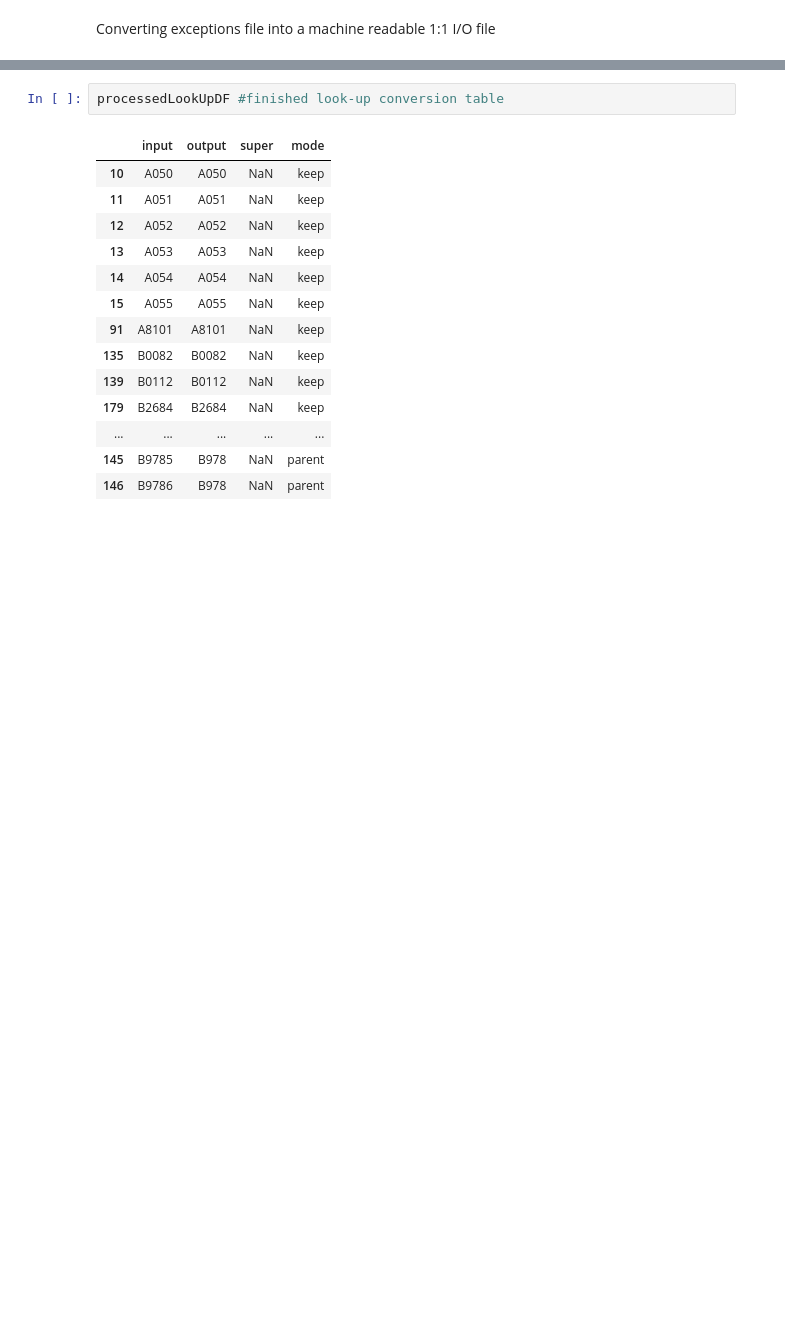
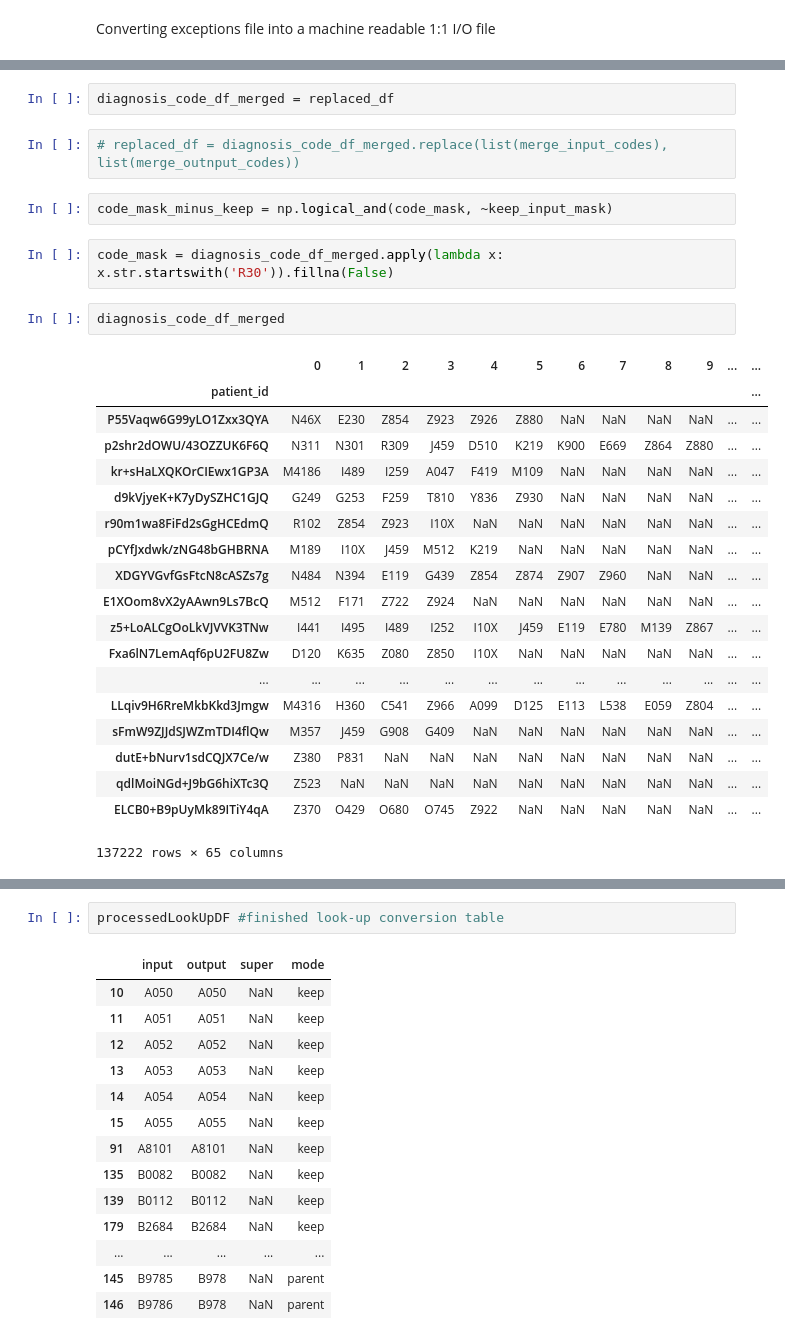
Before and after one commit to thenineteen/Deep-Covariant-Structure-of-Comorbidities, a Jupyter notebook: Preprocessing/1.0-kd-icd10-conversion-pipeline.ipynb, the cells around one changed output, grey strips where cells are left out. Cells and saved outputs as stored; diff of their text form; blank space fills up the shorter version.

```diff
--- a/Preprocessing/1.0-kd-icd10-conversion-pipeline.ipynb
+++ b/Preprocessing/1.0-kd-icd10-conversion-pipeline.ipynb
@@ -94,0 +200,30 @@ processedLookUpDF['input'] = processedLookUpDF['input'].str.replace('.','')
+# %%
+diagnosis_code_df_merged = replaced_df
+# %%
+# replaced_df = diagnosis_code_df_merged.replace(list(merge_input_codes), list(merge_outnput_codes))
+# %%
+code_mask_minus_keep = np.logical_and(code_mask, ~keep_input_mask)
+# %%
+code_mask = diagnosis_code_df_merged.apply(lambda x: x.str.startswith('R30')).fillna(False)
+# %%
+diagnosis_code_df_merged
+# %% [output]
+|  | 0 | 1 | 2 | 3 | 4 | 5 | 6 | 7 | 8 | 9 | ... | ... |
+| patient_id |  |  |  |  |  |  |  |  |  |  |  | ... |
+| P55Vaqw6G99yLO1Zxx3QYA | N46X | E230 | Z854 | Z923 | Z926 | Z880 | NaN | NaN | NaN | NaN | ... | ... |
+| p2shr2dOWU/43OZZUK6F6Q | N311 | N301 | R309 | J459 | D510 | K219 | K900 | E669 | Z864 | Z880 | ... | ... |
+| kr+sHaLXQKOrCIEwx1GP3A | M4186 | I489 | I259 | A047 | F419 | M109 | NaN | NaN | NaN | NaN | ... | ... |
+| d9kVjyeK+K7yDySZHC1GJQ | G249 | G253 | F259 | T810 | Y836 | Z930 | NaN | NaN | NaN | NaN | ... | ... |
+| r90m1wa8FiFd2sGgHCEdmQ | R102 | Z854 | Z923 | I10X | NaN | NaN | NaN | NaN | NaN | NaN | ... | ... |
+| pCYfJxdwk/zNG48bGHBRNA | M189 | I10X | J459 | M512 | K219 | NaN | NaN | NaN | NaN | NaN | ... | ... |
+| XDGYVGvfGsFtcN8cASZs7g | N484 | N394 | E119 | G439 | Z854 | Z874 | Z907 | Z960 | NaN | NaN | ... | ... |
+| E1XOom8vX2yAAwn9Ls7BcQ | M512 | F171 | Z722 | Z924 | NaN | NaN | NaN | NaN | NaN | NaN | ... | ... |
+| z5+LoALCgOoLkVJVVK3TNw | I441 | I495 | I489 | I252 | I10X | J459 | E119 | E780 | M139 | Z867 | ... | ... |
+| Fxa6lN7LemAqf6pU2FU8Zw | D120 | K635 | Z080 | Z850 | I10X | NaN | NaN | NaN | NaN | NaN | ... | ... |
+| ... | ... | ... | ... | ... | ... | ... | ... | ... | ... | ... | ... | ... |
+| LLqiv9H6RreMkbKkd3Jmgw | M4316 | H360 | C541 | Z966 | A099 | D125 | E113 | L538 | E059 | Z804 | ... | ... |
+| sFmW9ZJJdSJWZmTDI4flQw | M357 | J459 | G908 | G409 | NaN | NaN | NaN | NaN | NaN | NaN | ... | ... |
+| dutE+bNurv1sdCQJX7Ce/w | Z380 | P831 | NaN | NaN | NaN | NaN | NaN | NaN | NaN | NaN | ... | ... |
+| qdlMoiNGd+J9bG6hiXTc3Q | Z523 | NaN | NaN | NaN | NaN | NaN | NaN | NaN | NaN | NaN | ... | ... |
+| ELCB0+B9pUyMk89ITiY4qA | Z370 | O429 | O680 | O745 | Z922 | NaN | NaN | NaN | NaN | NaN | ... | ... |
+137222 rows × 65 columns
```
Also changed, not shown: parts of 51 cells of this notebook.
